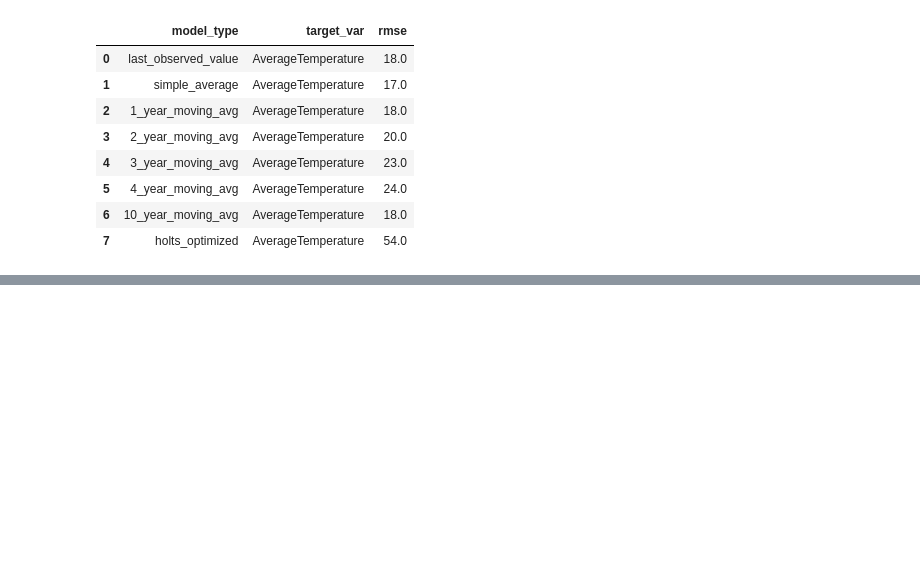
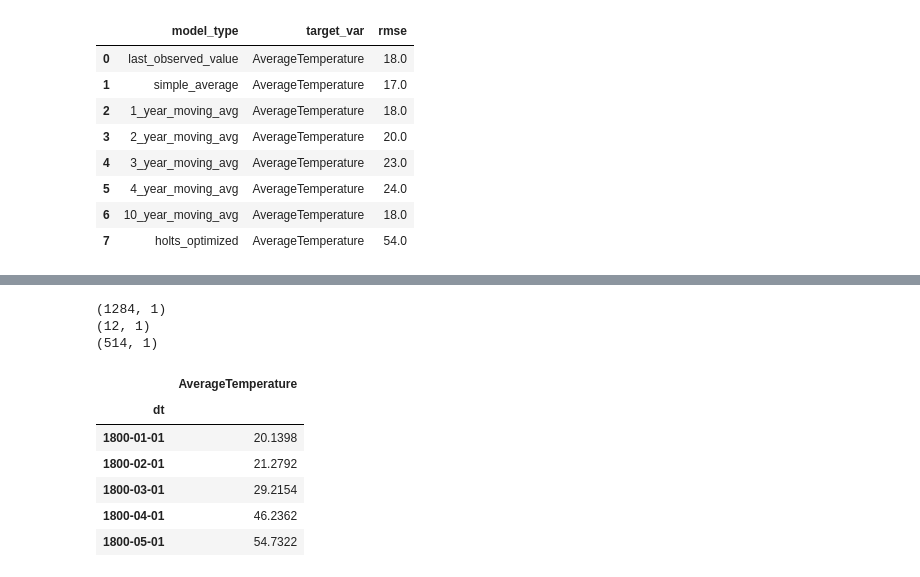
Before and after one commit to QinzhiChen/time_series_project, a Jupyter notebook: final_notebook.ipynb, the cells around one changed output, grey strips where cells are left out. Drawn from its saved outputs; the diff is of its cells as text; code cells hidden in the pictures; blank space fills up the shorter version.

```diff
--- a/final_notebook.ipynb
+++ b/final_notebook.ipynb
@@ -368,0 +363,23 @@ model_df
+# %%
+# set the environment up
+train = climate_df[:'1906']
+validate = climate_df['1907']
+validatet=climate_df[:'1970']
+testt = climate_df['1971']
+
+print(train.shape)
+print(validate.shape)
+print(test.shape)
+
+train.head()
+# %% [output]
+(1284, 1)
+(12, 1)
+(514, 1)
+|  | AverageTemperature |
+| dt |  |
+| 1800-01-01 | 20.1398 |
+| 1800-02-01 | 21.2792 |
+| 1800-03-01 | 29.2154 |
+| 1800-04-01 | 46.2362 |
+| 1800-05-01 | 54.7322 |
```
Also changed, not shown: parts of 11 cells of this notebook.
